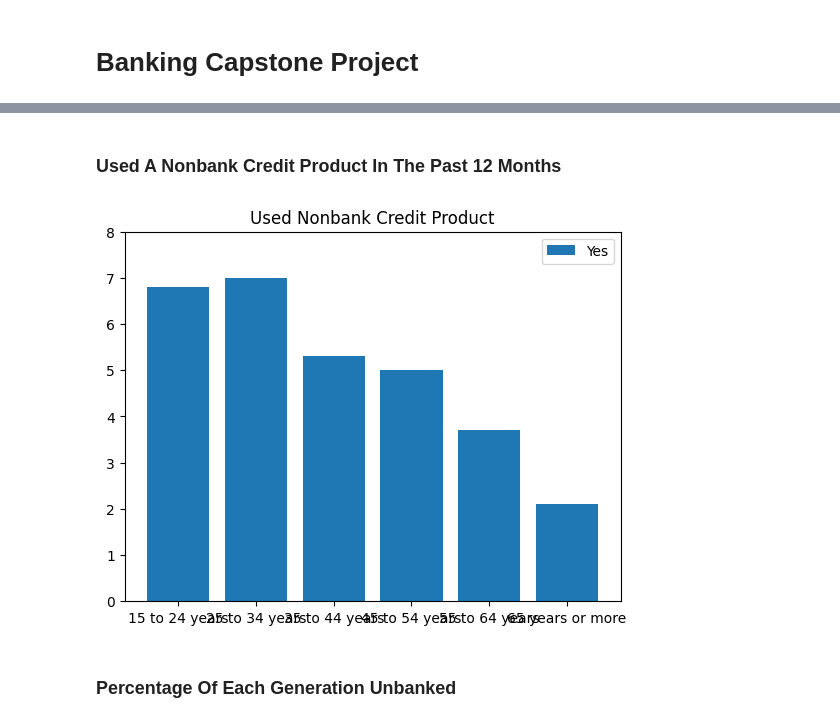
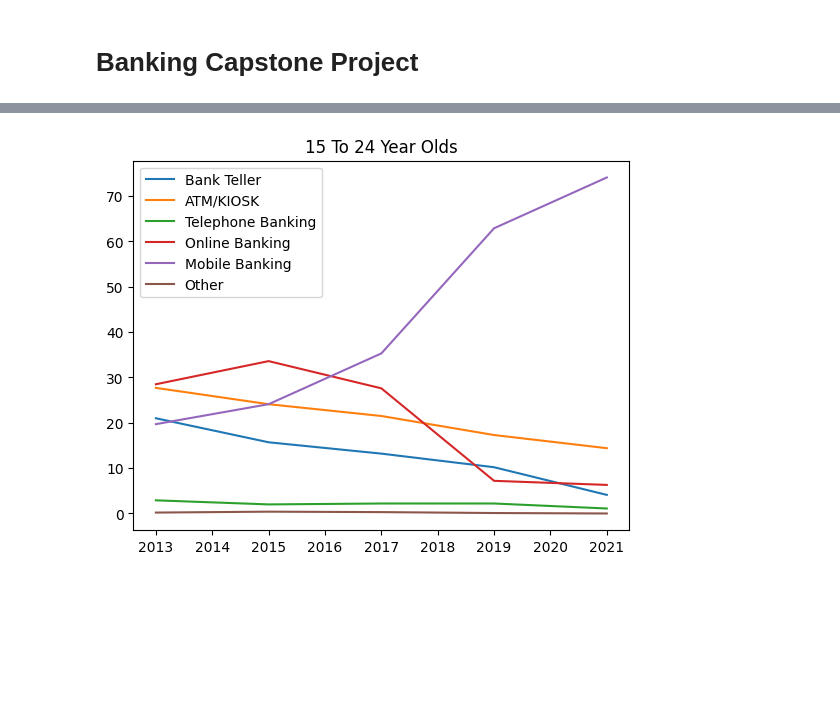
Before and after one commit to ryanmoore2121/Capstone, a Jupyter notebook: Banking.ipynb, the cells around one changed output, grey strips where cells are left out. Drawn from its saved outputs; the diff is of its cells as text; code cells hidden in the pictures; blank space fills up the shorter version.

```diff
--- a/Banking.ipynb
+++ b/Banking.ipynb
@@ -123,25 +32,31 @@ plt.show()
-# %% [markdown]
-### Used A Nonbank Credit Product In The Past 12 Months
 # %%
 import pandas as pd
 import matplotlib.pyplot as plt
 
 
 #Code that pulls the dataset and reads it
-df = pd.read_csv('Used_nonbank_credit_product.csv')
-
-x = df['Row Variables']
-y = df["Yes"]
+df = pd.read_excel('Data For Capstone.xlsx')
 
 
+x = df['Year']
+y = df['Bank Teller']
+y1 = df['ATM/KIOSK']
+y2 = df['Telephone Banking']
+y3 = df['Online Banking']
+y4 = df['Mobile Banking']
+y5 = df['Other']
+
 plt.figure()
-plt.bar(x,y, label = 'Yes')
-plt.title('Used Nonbank Credit Product')
-plt.ylim(0,8)
+plt.title('15 To 24 Year Olds')
+plt.plot(x,y, label = 'Bank Teller')
+plt.plot(x,y1, label = 'ATM/KIOSK')
+plt.plot(x,y2, label = 'Telephone Banking')
+plt.plot(x,y3, label = 'Online Banking')
+plt.plot(x,y4, label = 'Mobile Banking')
+plt.plot(x,y5, label = 'Other')
 plt.legend()
 
+
 plt.show()
 # %% [output]
-[figure, old version]
+[figure, new version]
-# %% [markdown]
-### Percentage Of Each Generation Unbanked
```
Also changed, not shown: parts of 6 cells of this notebook.
